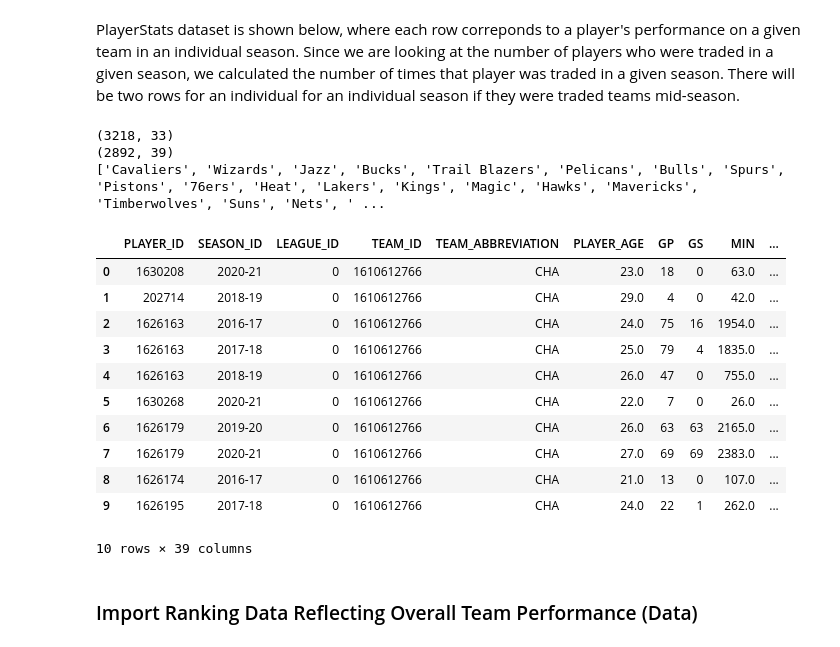
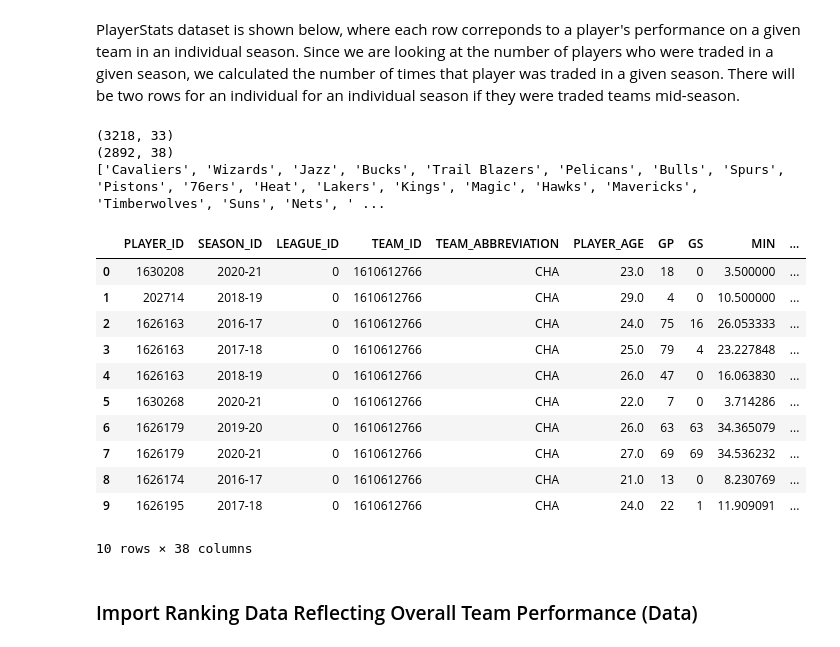
Before and after one commit to agarduno93/NBATrading, a Jupyter notebook: EDACheckpointGroup028-Wi22.ipynb, the cells around one changed output. Drawn from its saved outputs; the diff is of its cells as text; code cells hidden in the pictures.

Commit message:
game stats changed to per game jk

```diff
--- a/EDACheckpointGroup028-Wi22.ipynb
+++ b/EDACheckpointGroup028-Wi22.ipynb
@@ -82,33 +82,43 @@ PlayerStats dataset is shown below, where each row correponds to a player's perf
 # %%
 dataDf = pd.read_csv("PlayerStats.csv")
 print(dataDf.shape) #total number of observations
 dataDf=dataDf.merge(nba_teams_df, left_on='TEAM_ID', right_on='id')
 
 #change variables in terms of average performance over the game
 game_stats= ['MIN', 'PTS', 'FGM', 'FG_PCT', 'FG3_PCT', 'FT_PCT', 'OREB', 'DREB', 'AST', 'STL', 'BLK']
-for i in game_stats:
-    dataDf=dataDf.assign(i=dataDf.get(i)/dataDf.get('GP'))
+
+dataDf=dataDf.assign(MIN=dataDf.get('MIN')/dataDf.get('GP'))
+dataDf=dataDf.assign(PTS=dataDf.get('PTS')/dataDf.get('GP'))
+dataDf=dataDf.assign(FGM=dataDf.get('FGM')/dataDf.get('GP'))
+dataDf=dataDf.assign(FG_PCT=dataDf.get('FG_PCT')/dataDf.get('GP'))
+dataDf=dataDf.assign(FG3_PCT=dataDf.get('FG3_PCT')/dataDf.get('GP'))
+dataDf=dataDf.assign(FT_PCT=dataDf.get('FT_PCT')/dataDf.get('GP'))
+dataDf=dataDf.assign(OREB=dataDf.get('OREB')/dataDf.get('GP'))
+dataDf=dataDf.assign(DREB=dataDf.get('DREB')/dataDf.get('GP'))
+dataDf=dataDf.assign(AST=dataDf.get('AST')/dataDf.get('GP'))
+dataDf=dataDf.assign(STL=dataDf.get('STL')/dataDf.get('GP'))
+dataDf=dataDf.assign(BLK=dataDf.get('BLK')/dataDf.get('GP'))
 
 dataDf = dataDf.drop(columns=['Unnamed: 0','id'])
 print(dataDf.shape) #QA check (group ids dropped that were not in original roster)
 print(list(set(dataDf.get('nickname')))) #names in dataset
 dataDf.head(10)
 # %% [output]
 (3218, 33)
-(2892, 39)
+(2892, 38)
 ['Cavaliers', 'Wizards', 'Jazz', 'Bucks', 'Trail Blazers', 'Pelicans', 'Bulls', 'Spurs', 'Pistons', '76ers', 'Heat', 'Lakers', 'Kings', 'Magic', 'Hawks', 'Mavericks', 'Timberwolves', 'Suns', 'Nets', ' ...
 |  | PLAYER_ID | SEASON_ID | LEAGUE_ID | TEAM_ID | TEAM_ABBREVIATION | PLAYER_AGE | GP | GS | MIN | ... |
-| 0 | 1630208 | 2020-21 | 0 | 1610612766 | CHA | 23.0 | 18 | 0 | 63.0 | ... |
-| 1 | 202714 | 2018-19 | 0 | 1610612766 | CHA | 29.0 | 4 | 0 | 42.0 | ... |
-| 2 | 1626163 | 2016-17 | 0 | 1610612766 | CHA | 24.0 | 75 | 16 | 1954.0 | ... |
-| 3 | 1626163 | 2017-18 | 0 | 1610612766 | CHA | 25.0 | 79 | 4 | 1835.0 | ... |
-| 4 | 1626163 | 2018-19 | 0 | 1610612766 | CHA | 26.0 | 47 | 0 | 755.0 | ... |
-| 5 | 1630268 | 2020-21 | 0 | 1610612766 | CHA | 22.0 | 7 | 0 | 26.0 | ... |
-| 6 | 1626179 | 2019-20 | 0 | 1610612766 | CHA | 26.0 | 63 | 63 | 2165.0 | ... |
-| 7 | 1626179 | 2020-21 | 0 | 1610612766 | CHA | 27.0 | 69 | 69 | 2383.0 | ... |
-| 8 | 1626174 | 2016-17 | 0 | 1610612766 | CHA | 21.0 | 13 | 0 | 107.0 | ... |
-| 9 | 1626195 | 2017-18 | 0 | 1610612766 | CHA | 24.0 | 22 | 1 | 262.0 | ... |
+| 0 | 1630208 | 2020-21 | 0 | 1610612766 | CHA | 23.0 | 18 | 0 | 3.500000 | ... |
+| 1 | 202714 | 2018-19 | 0 | 1610612766 | CHA | 29.0 | 4 | 0 | 10.500000 | ... |
+| 2 | 1626163 | 2016-17 | 0 | 1610612766 | CHA | 24.0 | 75 | 16 | 26.053333 | ... |
+| 3 | 1626163 | 2017-18 | 0 | 1610612766 | CHA | 25.0 | 79 | 4 | 23.227848 | ... |
+| 4 | 1626163 | 2018-19 | 0 | 1610612766 | CHA | 26.0 | 47 | 0 | 16.063830 | ... |
+| 5 | 1630268 | 2020-21 | 0 | 1610612766 | CHA | 22.0 | 7 | 0 | 3.714286 | ... |
+| 6 | 1626179 | 2019-20 | 0 | 1610612766 | CHA | 26.0 | 63 | 63 | 34.365079 | ... |
+| 7 | 1626179 | 2020-21 | 0 | 1610612766 | CHA | 27.0 | 69 | 69 | 34.536232 | ... |
+| 8 | 1626174 | 2016-17 | 0 | 1610612766 | CHA | 21.0 | 13 | 0 | 8.230769 | ... |
+| 9 | 1626195 | 2017-18 | 0 | 1610612766 | CHA | 24.0 | 22 | 1 | 11.909091 | ... |
-10 rows × 39 columns
+10 rows × 38 columns
 # %% [markdown]
 ### Import Ranking Data Reflecting Overall Team Performance (Data)
 # %%
```
Also changed, not shown: parts of 7 cells of this notebook.
